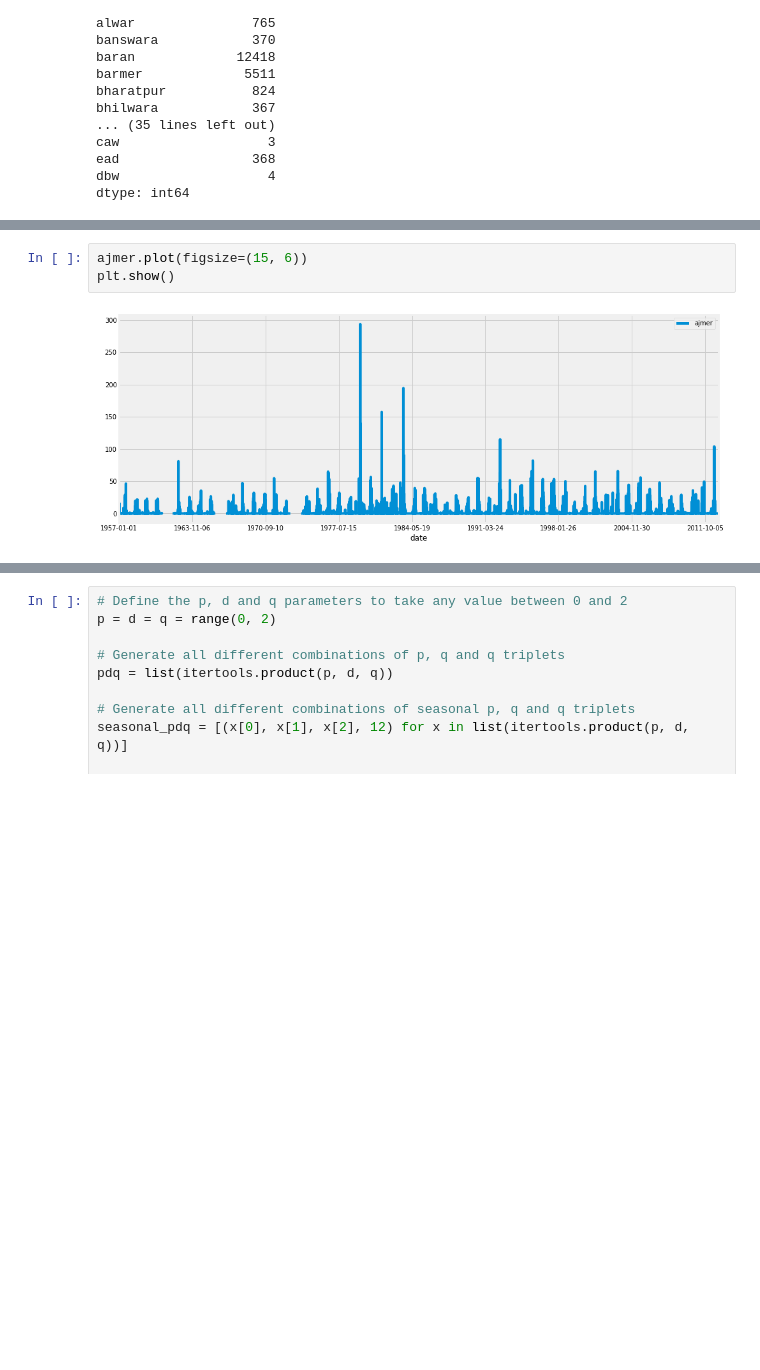
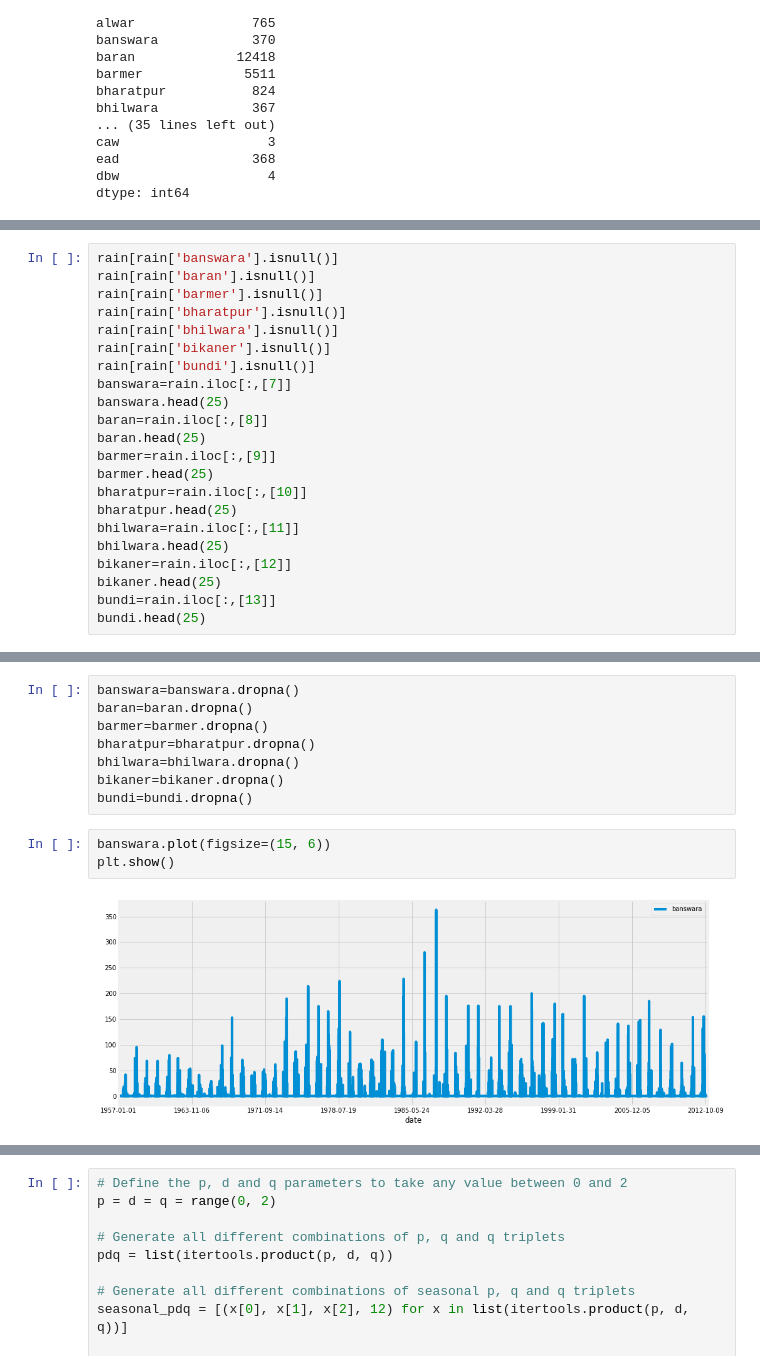
Before and after one commit to dev-essbee/rainfall-analysis, a Jupyter notebook: notebooks/Arima_B.ipynb, the cells around one changed output, grey strips where cells are left out. Saved outputs shown, nothing was run; the diff lists cells and outputs as text; blank space fills up the shorter version.

```diff
--- a/notebooks/Arima_B.ipynb
+++ b/notebooks/Arima_B.ipynb
@@ -70,0 +48,22 @@ ajmer.head(25)
+# %%
+rain[rain['banswara'].isnull()]
+rain[rain['baran'].isnull()]
+rain[rain['barmer'].isnull()]
+rain[rain['bharatpur'].isnull()]
+rain[rain['bhilwara'].isnull()]
+rain[rain['bikaner'].isnull()]
+rain[rain['bundi'].isnull()]
+banswara=rain.iloc[:,[7]]
+banswara.head(25)
+baran=rain.iloc[:,[8]]
+baran.head(25)
+barmer=rain.iloc[:,[9]]
+barmer.head(25)
+bharatpur=rain.iloc[:,[10]]
+bharatpur.head(25)
+bhilwara=rain.iloc[:,[11]]
+bhilwara.head(25)
+bikaner=rain.iloc[:,[12]]
+bikaner.head(25)
+bundi=rain.iloc[:,[13]]
+bundi.head(25)
@@ -71,5 +89,13 @@ ajmer.head(25)
+# %%
+banswara=banswara.dropna()
+baran=baran.dropna()
+barmer=barmer.dropna()
+bharatpur=bharatpur.dropna()
+bhilwara=bhilwara.dropna()
+bikaner=bikaner.dropna()
+bundi=bundi.dropna()
 # %%
-ajmer.plot(figsize=(15, 6))
+banswara.plot(figsize=(15, 6))
 plt.show()
 # %% [output]
-[figure, old version]
+[figure, new version]
```
Also changed, not shown: parts of 12 cells of this notebook.
